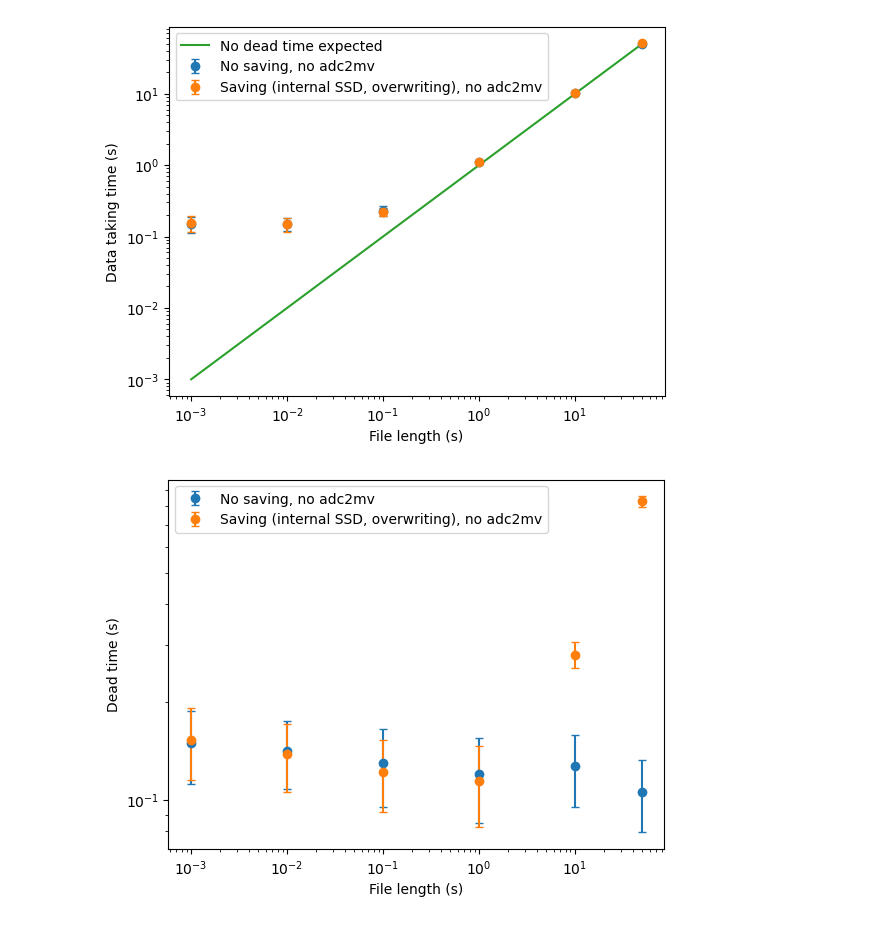
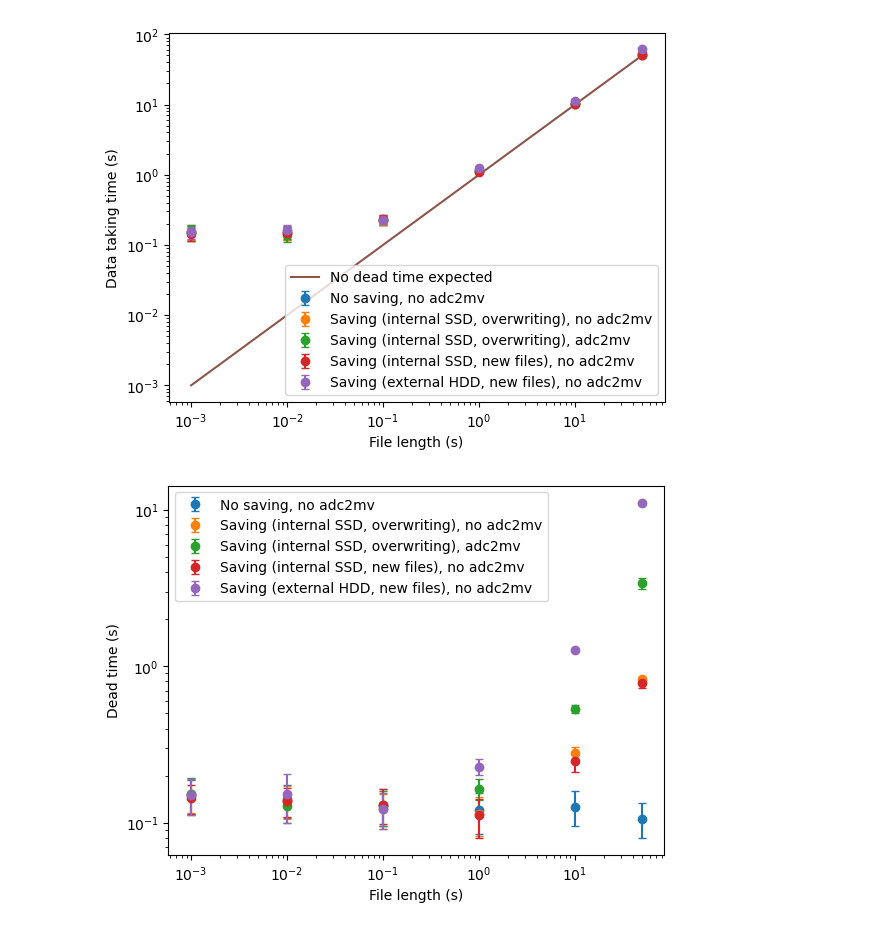
Before and after one commit to Moore-Lab/nanospheres, a Jupyter notebook: DAQ/picoscope_utils/pico_stream_testing.ipynb, the cells around one changed output. Drawn from its saved outputs; the diff is of its cells as text; code cells hidden in the pictures.

Commit message:
Added data to graphs

```diff
--- a/DAQ/picoscope_utils/pico_stream_testing.ipynb
+++ b/DAQ/picoscope_utils/pico_stream_testing.ipynb
@@ -35,6 +35,15 @@ data = load_data_hdf5(filename)
 
 filename = 'D:/Lab Data/Picoscope Test/Benchmarking/deadtime_saving_noadc2mv_7channel.hdf5'
 data2 = load_data_hdf5(filename)
+
+filename = 'D:/Lab Data/Picoscope Test/Benchmarking/deadtime_saving_adc2mv_7channel.hdf5'
+data3 = load_data_hdf5(filename)
+
+filename = 'D:/Lab Data/Picoscope Test/Benchmarking/deadtime_saving2_noadc2mv_7channel.hdf5'
+data4 = load_data_hdf5(filename)
+
+filename = 'D:/Lab Data/Picoscope Test/Benchmarking/deadtime_saving3_noadc2mv_7channel.hdf5'
+data5 = load_data_hdf5(filename)
 # %%
 diffs_avr = np.zeros(len(data['trace time']))
 diffs_std = np.zeros(len(data['trace time']))
@@ -46,38 +55,67 @@ diffs_avr2 = np.zeros(len(data2['trace time']))
 diffs_std2 = np.zeros(len(data2['trace time']))
 for n, diffs in enumerate(data2['trace time']):
     diffs_avr2[n] = np.mean(diffs)
-    diffs_std2[n] = np.std(diffs)/np.sqrt(len(data['trace time'][0]))
+    diffs_std2[n] = np.std(diffs)/np.sqrt(len(data2['trace time'][0]))
+
+diffs_avr3 = np.zeros(len(data3['trace time']))
+diffs_std3 = np.zeros(len(data3['trace time']))
+for n, diffs in enumerate(data3['trace time']):
+    diffs_avr3[n] = np.mean(diffs)
+    diffs_std3[n] = np.std(diffs)/np.sqrt(len(data3['trace time'][0]))
+
+diffs_avr4 = np.zeros(len(data4['trace time']))
+diffs_std4 = np.zeros(len(data4['trace time']))
+for n, diffs in enumerate(data4['trace time']):
+    diffs_avr4[n] = np.mean(diffs)
+    diffs_std4[n] = np.std(diffs)/np.sqrt(len(data4['trace time'][0]))
+
+diffs_avr5 = np.zeros(len(data5['trace time']))
+diffs_std5 = np.zeros(len(data5['trace time']))
+for n, diffs in enumerate(data5['trace time']):
+    diffs_avr5[n] = np.mean(diffs)
+    diffs_std5[n] = np.std(diffs)/np.sqrt(len(data5['trace time'][0]))
 # %%
 plt.figure()
 plt.errorbar(data['trace length'], diffs_avr, yerr = diffs_std, marker = 'o', linestyle = 'None', capsize = 3, label = 'No saving, no adc2mv')
 plt.errorbar(data2['trace length'], diffs_avr2, yerr = diffs_std2, marker = 'o', linestyle = 'None', capsize = 3, label = 'Saving (internal SSD, overwriting), no adc2mv')
+plt.errorbar(data3['trace length'], diffs_avr3, yerr = diffs_std3, marker = 'o', linestyle = 'None', capsize = 3, label = 'Saving (internal SSD, overwriting), adc2mv')
+plt.errorbar(data4['trace length'], diffs_avr4, yerr = diffs_std4, marker = 'o', linestyle = 'None', capsize = 3, label = 'Saving (internal SSD, new files), no adc2mv')
+plt.errorbar(data5['trace length'], diffs_avr5, yerr = diffs_std4, marker = 'o', linestyle = 'None', capsize = 3, label = 'Saving (external HDD, new files), no adc2mv')
 plt.plot(data['trace length'], data['trace length'], label = 'No dead time expected')
 plt.xscale('log')
 plt.yscale('log')
 plt.ylabel('Data taking time (s)')
 plt.xlabel('File length (s)')
 plt.legend()
 plt.show()
 
 plt.figure()
 plt.errorbar(data['trace length'], diffs_avr-data['trace length'], yerr = diffs_std, marker = 'o', linestyle = 'None', capsize = 3, label = 'No saving, no adc2mv')
 plt.errorbar(data2['trace length'], diffs_avr2-data2['trace length'], yerr = diffs_std2, marker = 'o', linestyle = 'None', capsize = 3, label = 'Saving (internal SSD, overwriting), no adc2mv')
+plt.errorbar(data3['trace length'], diffs_avr3-data3['trace length'], yerr = diffs_std3, marker = 'o', linestyle = 'None', capsize = 3, label = 'Saving (internal SSD, overwriting), adc2mv')
+plt.errorbar(data4['trace length'], diffs_avr4-data4['trace length'], yerr = diffs_std4, marker = 'o', linestyle = 'None', capsize = 3, label = 'Saving (internal SSD, new files), no adc2mv')
+plt.errorbar(data5['trace length'], diffs_avr5-data5['trace length'], yerr = diffs_std5, marker = 'o', linestyle = 'None', capsize = 3, label = 'Saving (external HDD, new files), no adc2mv')
 plt.xscale('log')
 plt.yscale('log')
 plt.ylabel('Dead time (s)')
 plt.xlabel('File length (s)')
 plt.legend()
 plt.show()
 
 plt.figure()
+plt.grid()
+plt.grid(which = 'minor', alpha = 0.4)
 plt.errorbar(data['trace length'], 100*(diffs_avr-data['trace length'])/data['trace length'], yerr = diffs_std/data['trace length'], marker = 'o', linestyle = 'None', capsize = 3, label = 'No saving, no adc2mv')
 plt.errorbar(data2['trace length'], 100*(diffs_avr2-data2['trace length'])/data2['trace length'], yerr = diffs_std2/data2['trace length'], marker = 'o', linestyle = 'None', capsize = 3, label = 'Saving (internal SSD, overwriting), no adc2mv')
+plt.errorbar(data3['trace length'], 100*(diffs_avr3-data3['trace length'])/data3['trace length'], yerr = diffs_std3/data3['trace length'], marker = 'o', linestyle = 'None', capsize = 3, label = 'Saving (internal SSD, overwriting), adc2mv')
+plt.errorbar(data4['trace length'], 100*(diffs_avr4-data4['trace length'])/data4['trace length'], yerr = diffs_std4/data4['trace length'], marker = 'o', linestyle = 'None', capsize = 3, label = 'Saving (internal SSD, new files), no adc2mv')
+plt.errorbar(data5['trace length'], 100*(diffs_avr5-data5['trace length'])/data5['trace length'], yerr = diffs_std5/data5['trace length'], marker = 'o', linestyle = 'None', capsize = 3, label = 'Saving (external HDD, new files), no adc2mv')
 plt.xscale('log')
 plt.yscale('log')
 plt.ylabel('Dead time (%)')
 plt.xlabel('File length (s)')
 plt.legend()
 plt.show()
 # %% [output]
-[figure, old version]
+[figure, new version]
-[figure, old version]
+[figure, new version]
```
Also changed, not shown: parts of 1 cell of this notebook.
